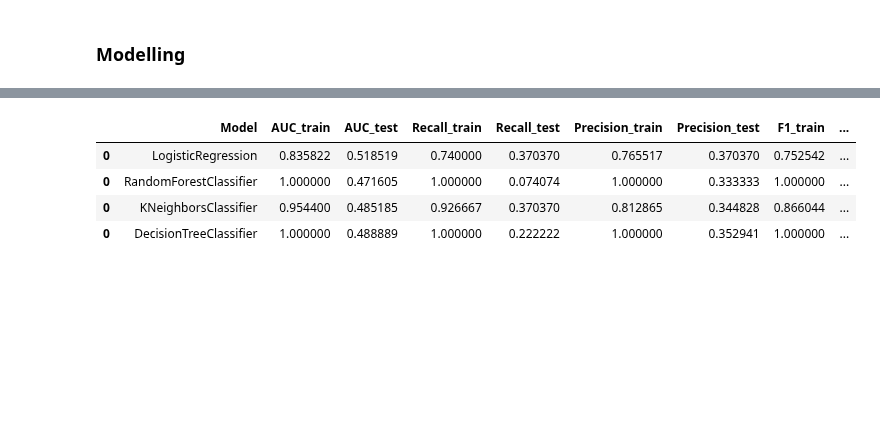
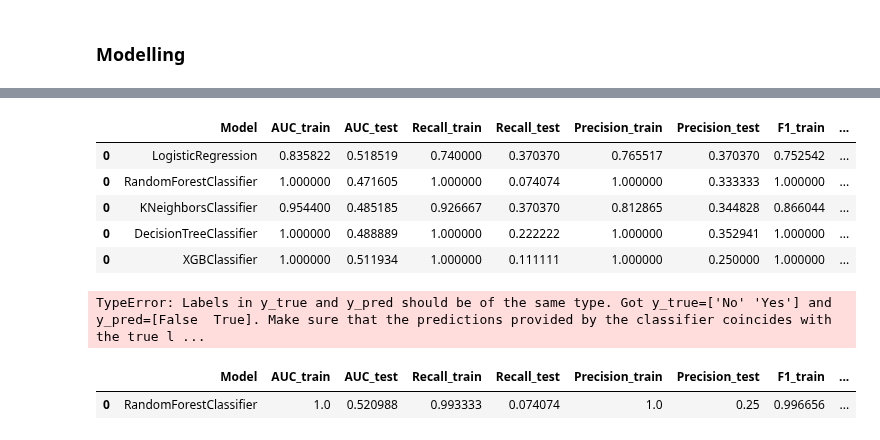
Before and after one commit to azaryasph/Improving-Employee-Retention-By-Predicting-Employee-Attrition-Using-Machine-Learning, a Jupyter notebook: notebook/predict_employee_attrition.ipynb, the cells around one changed output, grey strips where cells are left out. Saved outputs shown, nothing was run; the diff lists cells and outputs as text; code cells hidden in the pictures; blank space fills up the shorter version.

```diff
--- a/notebook/predict_employee_attrition.ipynb
+++ b/notebook/predict_employee_attrition.ipynb
@@ -1233,0 +1499,22 @@ def train_eval_model(model, X_train, y_train, X_test, y_test, threshold):
+# %%
+rf = RandomForestClassifier(random_state=103)
+
+# Define the hyperparameters to tune
+param_grid = {
+    'n_estimators': [50, 100, 150, 200],
+    'max_depth': [3, 5, 7, 9],
+    'min_samples_split': [2, 4, 6, 8],
+    'min_samples_leaf': [1, 2, 3, 4]
+}
+
+# Initialize GridSearchCV
+grid_search = GridSearchCV(estimator=rf, param_grid=param_grid, cv=5, scoring='roc_auc')
+
+# Fit the grid search to the data
+grid_search.fit(X_train_over, y_train_over)
+
+# Get the best parameters
+best_params = grid_search.best_params_
+
+# Get the best score
+best_score = grid_search.best_score_
@@ -1244,27 +1546,66 @@ lr_score
 # %%
 lr_hr = LogisticRegression(random_state=103)
 rf_hr = RandomForestClassifier(random_state=103)
 knn_hr = KNeighborsClassifier()
 dt_hr = DecisionTreeClassifier(random_state=103)
-# svc_hr = SVC(random_state=103)
+xgb_hr = XGBClassifier(random_state=103)
+
+# List of models
+models = [lr_hr, rf_hr, knn_hr, dt_hr, xgb_hr]
+
+# List to store the scores
+scores = []
 
 # Train and evaluate the models
-lr_score = train_eval_model(lr_hr, X_train_over, y_train_over, X_test_scaled, y_test, 0.5)
-rf_score = train_eval_model(rf_hr, X_train_over, y_train_over, X_test_scaled, y_test, 0.5)
-knn_score = train_eval_model(knn_hr, X_train_over, y_train_over, X_test_scaled, y_test, 0.5)
-dt_score = train_eval_model(dt_hr, X_train_over, y_train_over, X_test_scaled, y_test, 0.5)
-# svc_score = train_eval_model(svc_hr, X_train_over, y_train_over, X_test_scaled, y_test, 0.5)
+for model in models:
+    score = train_eval_model(model, X_train_over, y_train_over, X_test_scaled, y_test, 0.5)
+    scores.append(score)
 
 # Concatenate the evaluation metrics of the models
-eval_metrics = pd.concat([lr_score, rf_score, knn_score, dt_score])
+eval_metrics = pd.concat(scores)
 
 eval_metrics
 # %% [output]
 |  | Model | AUC_train | AUC_test | Recall_train | Recall_test | Precision_train | Precision_test | F1_train | ... |
 | 0 | LogisticRegression | 0.835822 | 0.518519 | 0.740000 | 0.370370 | 0.765517 | 0.370370 | 0.752542 | ... |
 | 0 | RandomForestClassifier | 1.000000 | 0.471605 | 1.000000 | 0.074074 | 1.000000 | 0.333333 | 1.000000 | ... |
 | 0 | KNeighborsClassifier | 0.954400 | 0.485185 | 0.926667 | 0.370370 | 0.812865 | 0.344828 | 0.866044 | ... |
 | 0 | DecisionTreeClassifier | 1.000000 | 0.488889 | 1.000000 | 0.222222 | 1.000000 | 0.352941 | 1.000000 | ... |
+| 0 | XGBClassifier | 1.000000 | 0.511934 | 1.000000 | 0.111111 | 1.000000 | 0.250000 | 1.000000 | ... |
+# %%
+lr_hr = LogisticRegression(random_state=103)
+rf_hr = RandomForestClassifier(random_state=103)
+knn_hr = KNeighborsClassifier()
+dt_hr = DecisionTreeClassifier(random_state=103)
+xgb_hr = XGBClassifier(random_state=103)
+
+# List of models
+models = [lr_hr, rf_hr, knn_hr, dt_hr, xgb_hr]
+
+# List to store the scores
+scores = []
+
+# Train and evaluate the models
+for model in models:
+    score = train_eval_model(model, X_train_over, y_train_over, X_test_scaled, y_test, 0.2)
+    scores.append(score)
+
+# Concatenate the evaluation metrics of the models
+eval_metrics = pd.concat(scores)
+
+eval_metrics
+# %% [output]
+TypeError: Labels in y_true and y_pred should be of the same type. Got y_true=['No' 'Yes'] and y_pred=[False  True]. Make sure that the predictions provided by the classifier coincides with the true l ...
+# %%
+rf_hr1 = RandomForestClassifier(max_depth=10, random_state=103)
+
+# Train and evaluate the model
+rfs = train_eval_model(rf_hr1, X_train_over, y_train_over, X_test_scaled, y_test, 0.5)
+
+rfs
+# %% [output]
+|  | Model | AUC_train | AUC_test | Recall_train | Recall_test | Precision_train | Precision_test | F1_train | ... |
+| 0 | RandomForestClassifier | 1.0 | 0.520988 | 0.993333 | 0.074074 | 1.0 | 0.25 | 0.996656 | ... |
 # %% [markdown]
 | Model                   | AUC_train | AUC_test | Recall_train | Recall_test | Precision_train | Precision_test | F1_train | F1_test | CrossVal_AUC |
 |-------------------------|-----------|----------|--------------|-------------|-----------------|----------------|----------|---------|--------------|
```
Also changed, not shown: parts of 23 cells of this notebook.
